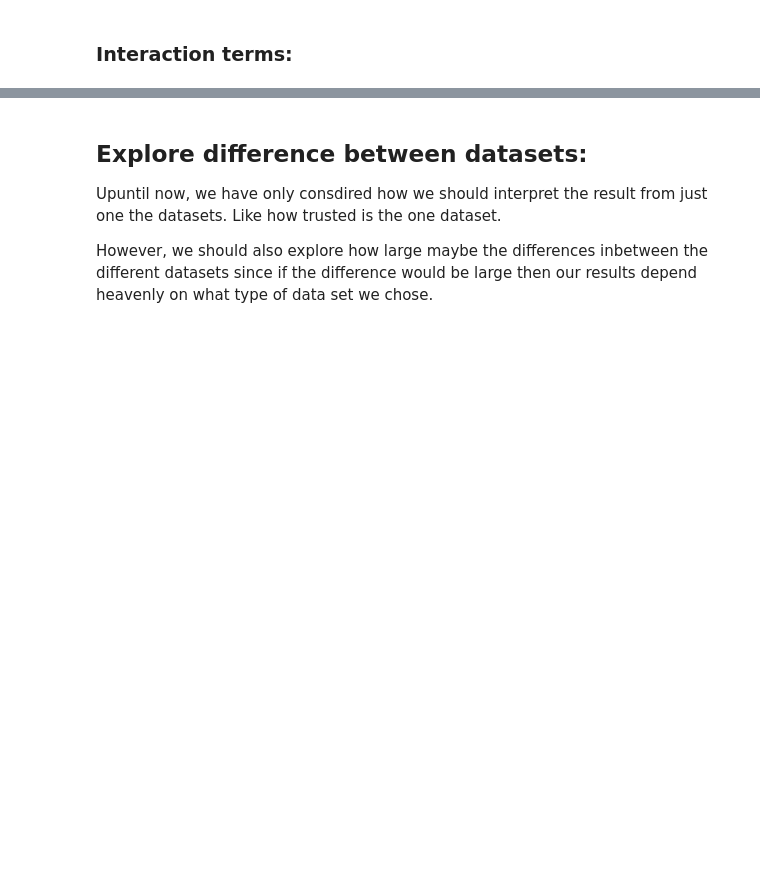
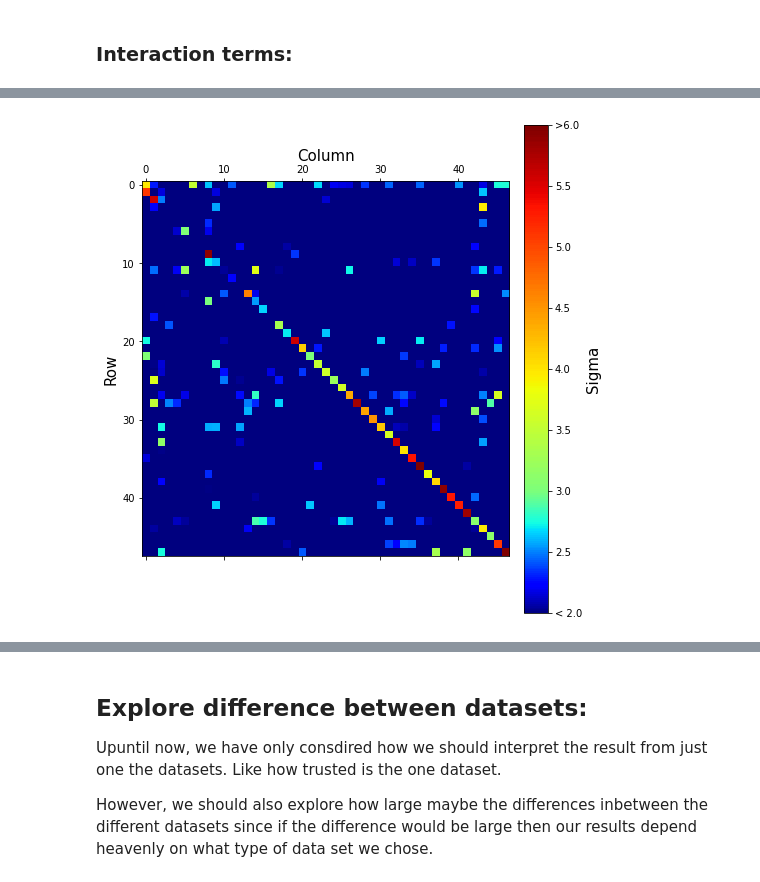
Before and after one commit to ltuijnder/MasterThesis, a Jupyter notebook: PostFWO/ExperimentData2.ipynb, the cells around one changed output, grey strips where cells are left out. Cells and saved outputs as stored; diff of their text form; code cells hidden in the pictures; blank space fills up the shorter version.

```diff
--- a/PostFWO/ExperimentData2.ipynb
+++ b/PostFWO/ExperimentData2.ipynb
@@ -712,0 +754,4 @@ We have shown that $H_0$ is not valid for datasets when compared against itself.
+# %%
+plotM( dFit["f50_SectionP_MaxStd"].pNullSigma[0], "", "Sigma", figsize=(7,7))
+# %% [output]
+[figure, added]
```
Also changed, not shown: parts of 25 cells of this notebook.
